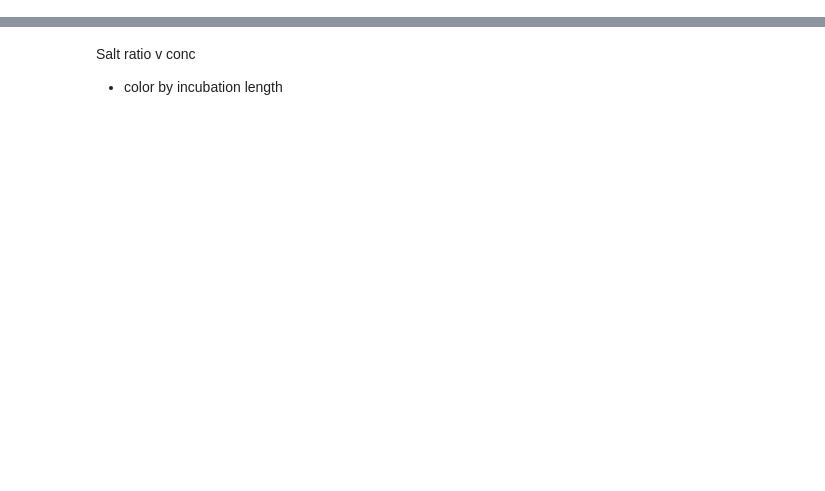
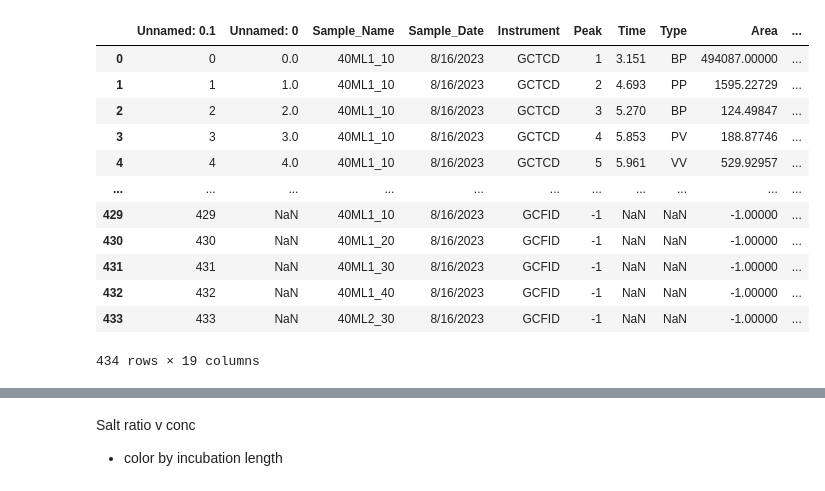
Before and after one commit to MDunitz/gctcd, a Jupyter notebook: scripts/initial_data_exploration.ipynb, the cells around one changed output, grey strips where cells are left out. Cells and saved outputs as stored; diff of their text form; code cells hidden in the pictures; blank space fills up the shorter version.

```diff
--- a/scripts/initial_data_exploration.ipynb
+++ b/scripts/initial_data_exploration.ipynb
@@ -38,9 +60,21 @@ incubation_df
 # %%
 import numpy as np
-data_df = pd.read_csv('../../GCTCD_PDF_READER/GCPDFReader/csvs/tidied_1692821404.csv')
-
-# np.unique(data_df['sample_id'])
+data_df = pd.read_csv('../../GCTCD_PDF_READER/GCPDFReader/csvs/tidied_1693276585.csv')
 data_df
+# %% [output]
+|  | Unnamed: 0.1 | Unnamed: 0 | Sample_Name | Sample_Date | Instrument | Peak | Time | Type | Area | ... |
+| 0 | 0 | 0.0 | 40ML1_10 | 8/16/2023 | GCTCD | 1 | 3.151 | BP | 494087.00000 | ... |
+| 1 | 1 | 1.0 | 40ML1_10 | 8/16/2023 | GCTCD | 2 | 4.693 | PP | 1595.22729 | ... |
+| 2 | 2 | 2.0 | 40ML1_10 | 8/16/2023 | GCTCD | 3 | 5.270 | BP | 124.49847 | ... |
+| 3 | 3 | 3.0 | 40ML1_10 | 8/16/2023 | GCTCD | 4 | 5.853 | PV | 188.87746 | ... |
+| 4 | 4 | 4.0 | 40ML1_10 | 8/16/2023 | GCTCD | 5 | 5.961 | VV | 529.92957 | ... |
+| ... | ... | ... | ... | ... | ... | ... | ... | ... | ... | ... |
+| 429 | 429 | NaN | 40ML1_10 | 8/16/2023 | GCFID | -1 | NaN | NaN | -1.00000 | ... |
+| 430 | 430 | NaN | 40ML1_20 | 8/16/2023 | GCFID | -1 | NaN | NaN | -1.00000 | ... |
+| 431 | 431 | NaN | 40ML1_30 | 8/16/2023 | GCFID | -1 | NaN | NaN | -1.00000 | ... |
+| 432 | 432 | NaN | 40ML1_40 | 8/16/2023 | GCFID | -1 | NaN | NaN | -1.00000 | ... |
+| 433 | 433 | NaN | 40ML2_30 | 8/16/2023 | GCFID | -1 | NaN | NaN | -1.00000 | ... |
+434 rows × 19 columns
 # %%
 new_df = pd.merge(data_df, incubation_df, on='sample_id', how='left')
 # new_df[new_df['Sample_Name']=='2ML_2_10']['sample_id']
```
Also changed, not shown: parts of 9 cells of this notebook, 5 other files.
